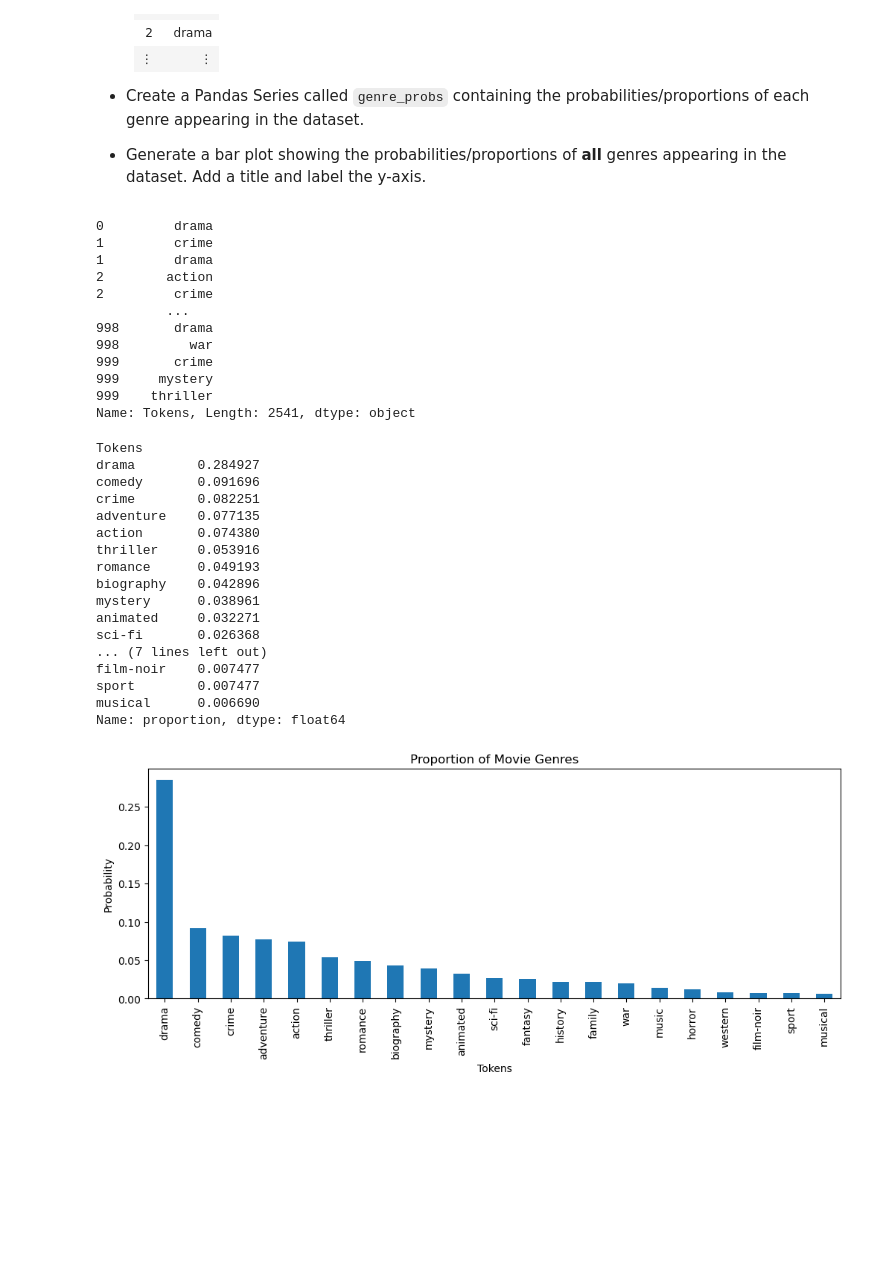
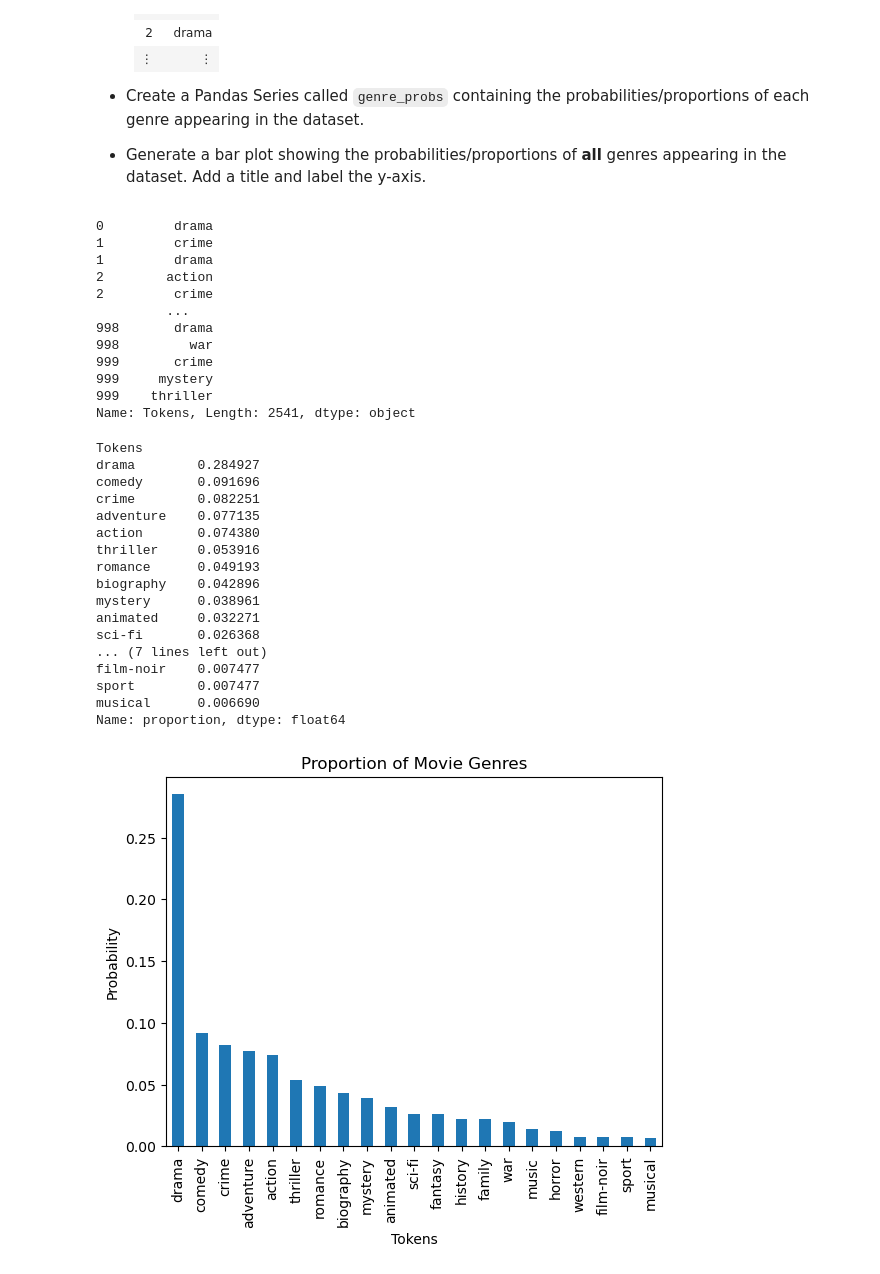
Before and after one commit to JillianKoenig/qtm151fall2025, a Jupyter notebook: Lecture_24-trigrams/Lecture24 copy.ipynb, the cells around one changed output. Saved outputs shown, nothing was run; the diff lists cells and outputs as text; code cells hidden in the pictures; blank space fills up the shorter version.

```diff
--- a/Lecture_24-trigrams/Lecture24 copy.ipynb
+++ b/Lecture_24-trigrams/Lecture24 copy.ipynb
@@ -651,38 +666,38 @@ display(genre_appearances)
 genre_probs = genre_appearances.value_counts(normalize = True)
 display(genre_probs)
 
-genre_probs.plot(kind='bar', figsize=(12,4))
+genre_probs.plot(kind='bar')
 plt.title("Proportion of Movie Genres")
 plt.ylabel("Probability")
 plt.show()
 # %% [output]
 0         drama
 1         crime
 1         drama
 2        action
 2         crime
          ...
 998       drama
 998         war
 999       crime
 999     mystery
 999    thriller
 Name: Tokens, Length: 2541, dtype: object
 Tokens
 drama        0.284927
 comedy       0.091696
 crime        0.082251
 adventure    0.077135
 action       0.074380
 thriller     0.053916
 romance      0.049193
 biography    0.042896
 mystery      0.038961
 animated     0.032271
 sci-fi       0.026368
 ... (7 lines left out)
 film-noir    0.007477
 sport        0.007477
 musical      0.006690
 Name: proportion, dtype: float64
-[figure, old version]
+[figure, new version]
```
Also changed, not shown: parts of 3 cells of this notebook, 1 other file.
